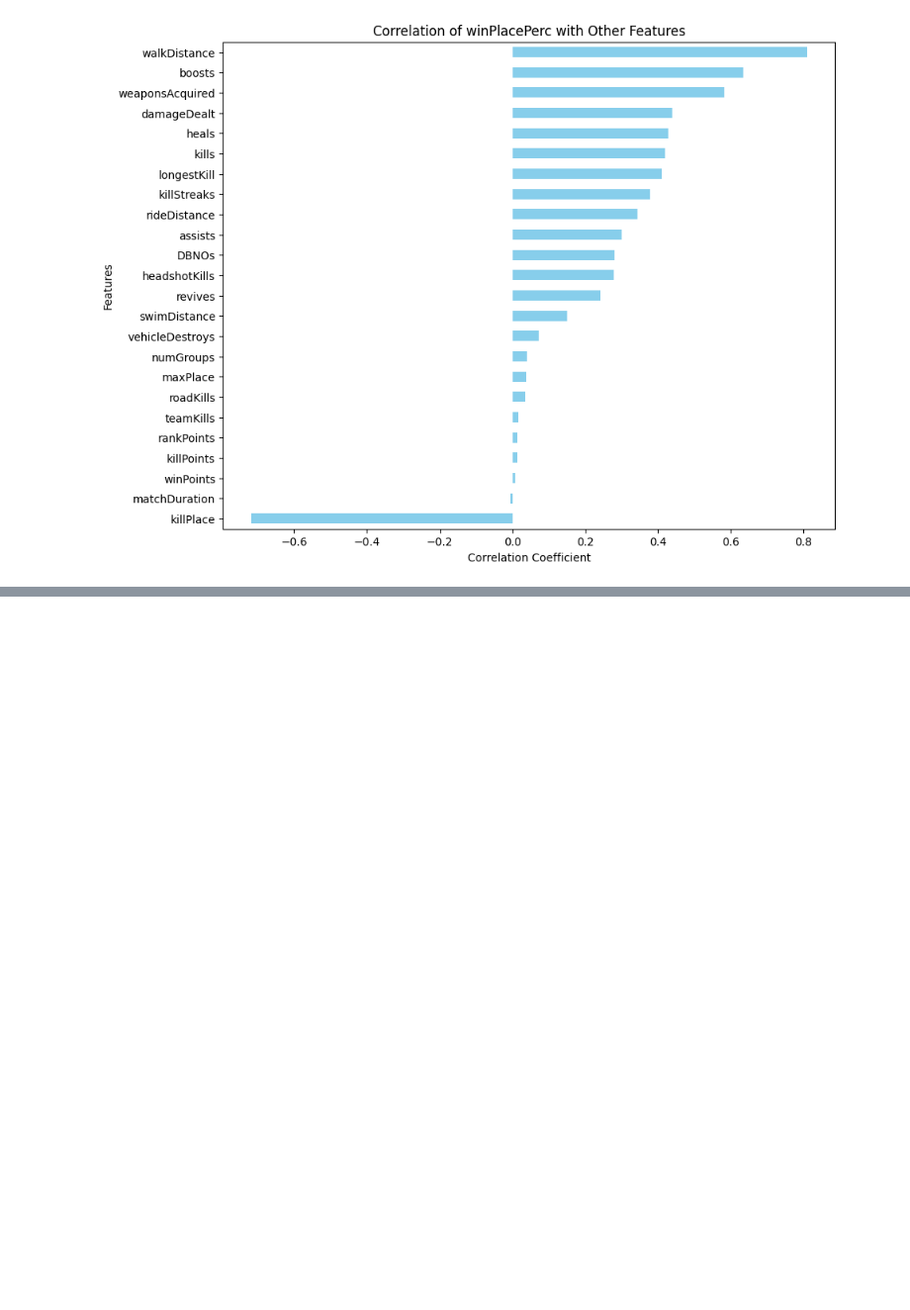
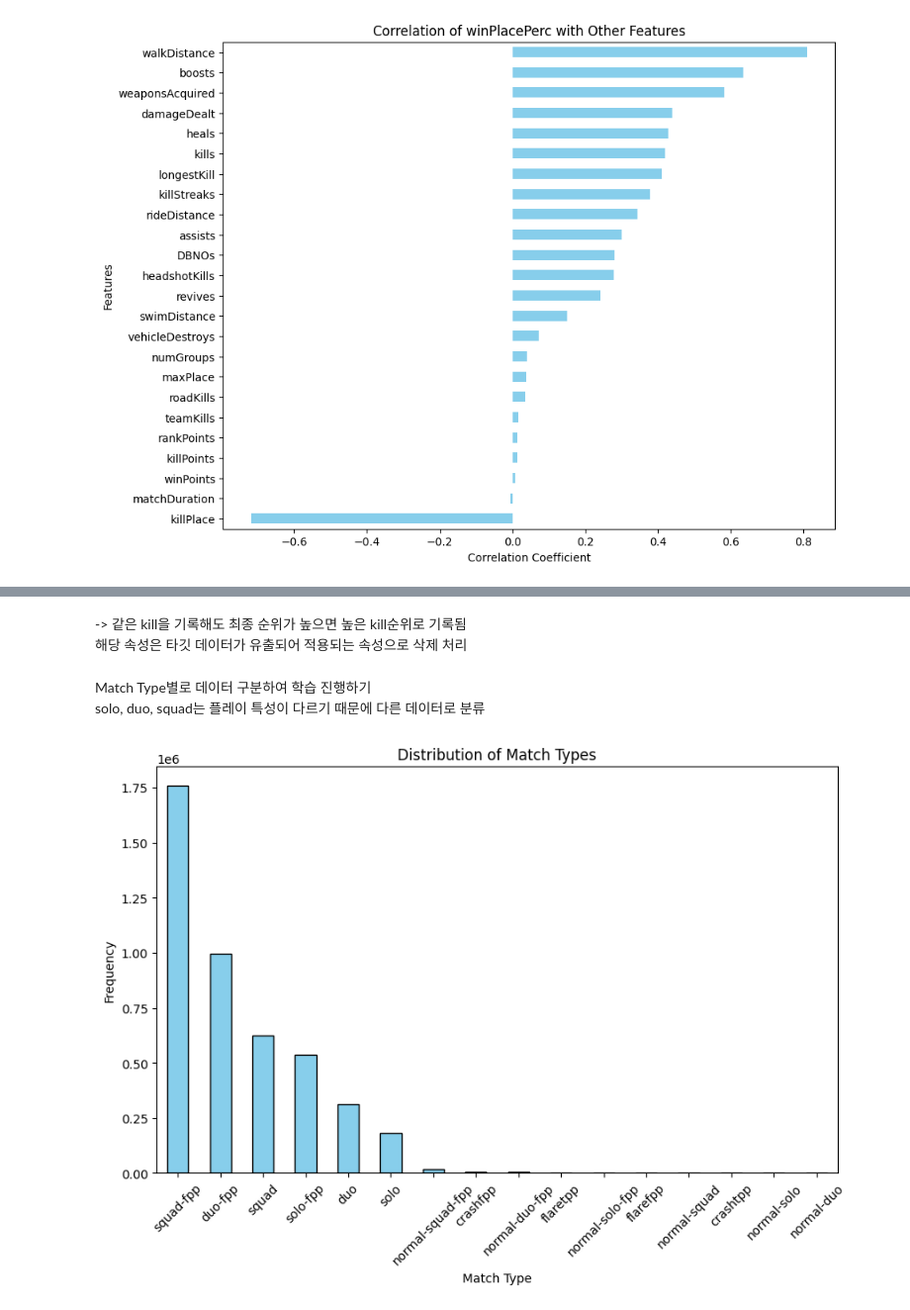
Before and after one commit to p-garden/data-solution, a Jupyter notebook: BATTLRGROUND/notebooke3a40bfc51.ipynb, the cells around one changed output, grey strips where cells are left out. Shown at 99% size. Saved outputs shown, nothing was run; the diff lists cells and outputs as text; code cells hidden in the pictures; blank space fills up the shorter version.

```diff
--- a/BATTLRGROUND/notebooke3a40bfc51.ipynb
+++ b/BATTLRGROUND/notebooke3a40bfc51.ipynb
@@ -150,0 +283,16 @@ plt.show()
+# %% [markdown]
+-> 같은 kill을 기록해도 최종 순위가 높으면 높은 kill순위로 기록됨
+해당 속성은 타깃 데이터가  유출되어 적용되는 속성으로 삭제 처리
+# %% [markdown]
+Match Type별로 데이터 구분하여 학습 진행하기
+solo, duo, squad는 플레이 특성이 다르기 때문에 다른 데이터로 분류
+# %%
+plt.figure(figsize=(10, 6))
+train['matchType'].value_counts().plot(kind='bar', color='skyblue', edgecolor='black')
+plt.title("Distribution of Match Types")
+plt.xlabel("Match Type")
+plt.ylabel("Frequency")
+plt.xticks(rotation=45)
+plt.show()
+# %% [output]
+[figure, added]
```
Also changed, not shown: parts of 23 cells of this notebook.
